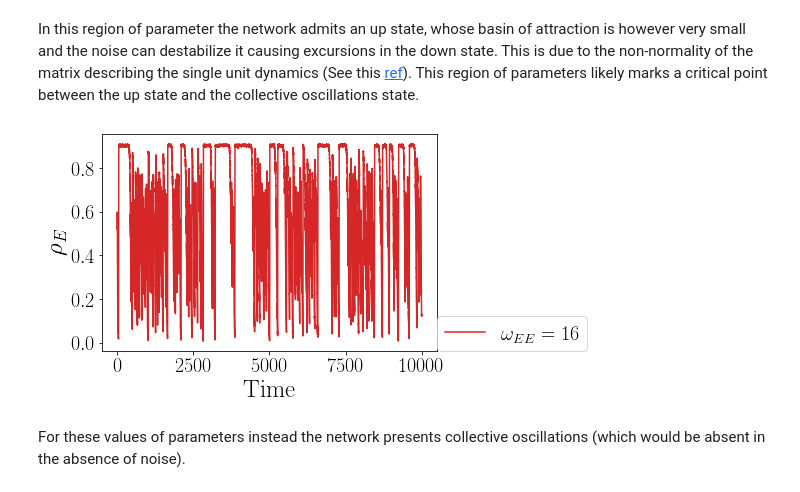
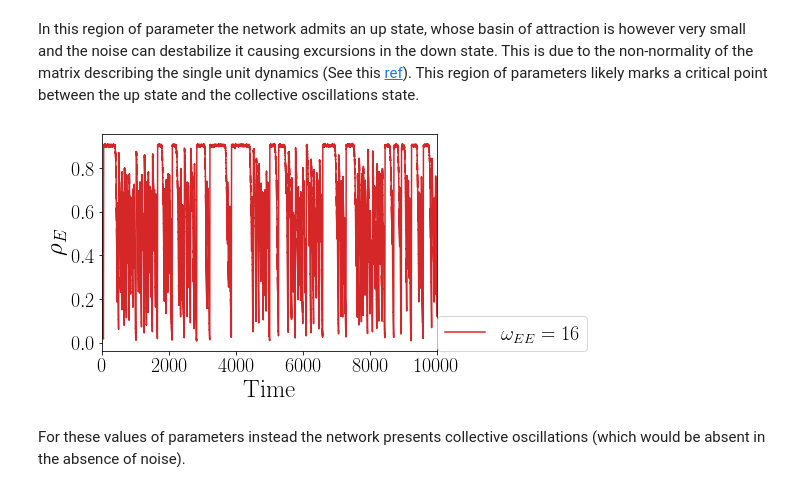
Before and after one commit to benedetta-mariani/dfa, a Jupyter notebook: Applications of DFA to phase transition in a stochastic Wilson Cowan model.ipynb, the cells around one changed output. Saved outputs shown, nothing was run; the diff lists cells and outputs as text; code cells hidden in the pictures.

```diff
--- a/Applications of DFA to phase transition in a stochastic Wilson Cowan model.ipynb
+++ b/Applications of DFA to phase transition in a stochastic Wilson Cowan model.ipynb
@@ -150,11 +150,12 @@ This region of parameters likely marks a critical point between the up state and
 # %%
 time = np.arange(0,T,dt)
 plt.plot(time,mcrit, label = '$\omega_{EE} = 16$', color = 'tab:red')
 plt.xlabel('Time')
 plt.ylabel(r'$\rho_E$')
 plt.legend(loc = (1,0));
+plt.xlim(0,10000);
 # %% [output]
-[figure, old version]
+[figure, new version]
 # %%
 alpha =0.1
 h = 1e-3
```
Also changed, not shown: parts of 2 cells of this notebook.
